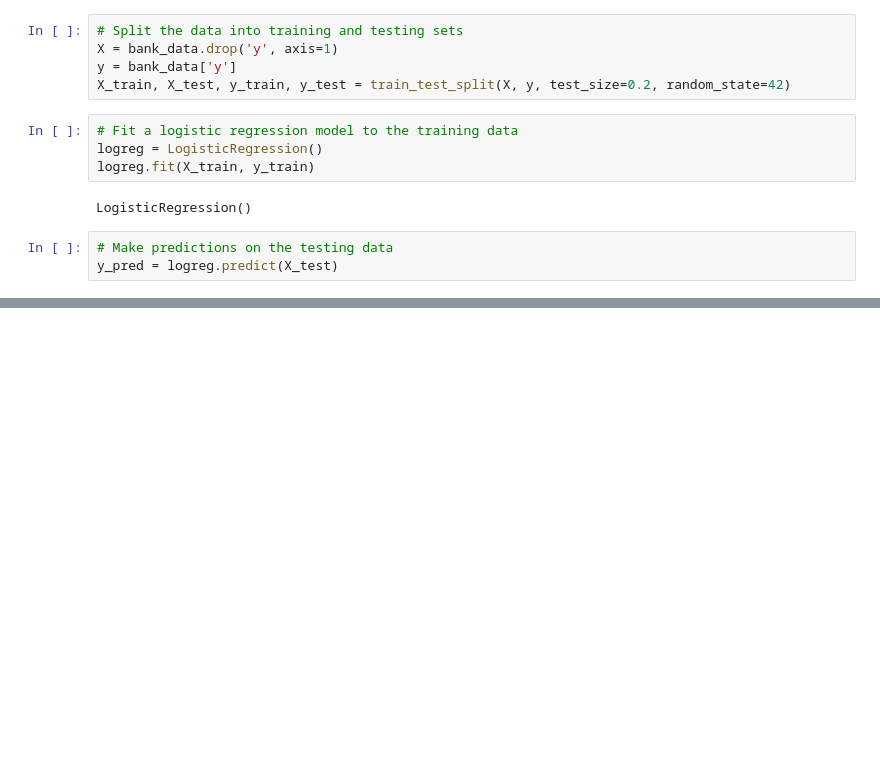
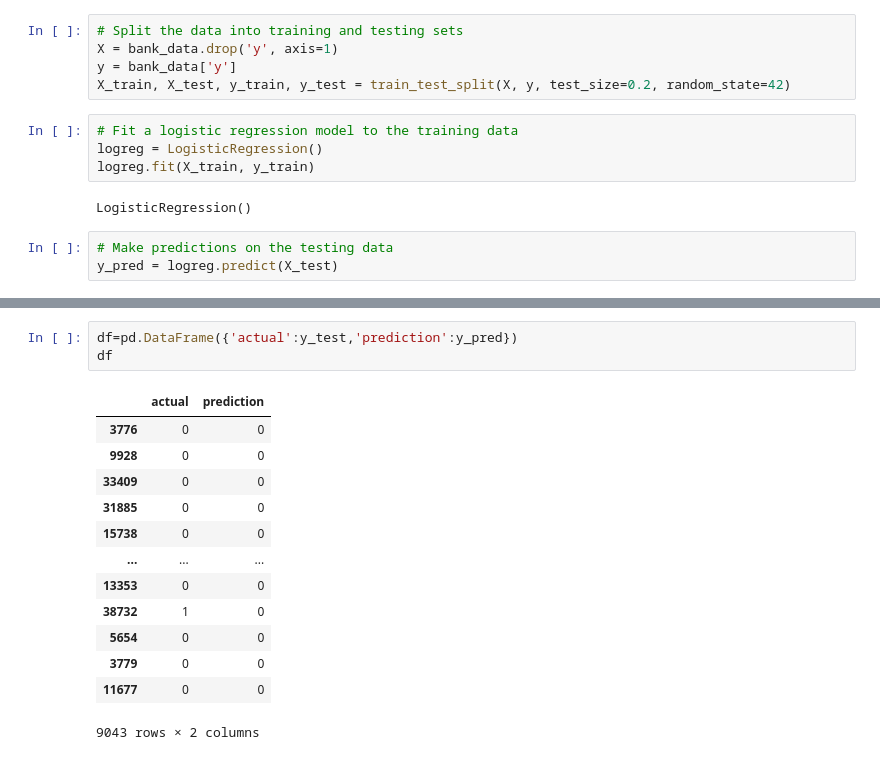
Before and after one commit to satyavani18/excelrassignments, a Jupyter notebook: Logistic Regression/Logistic Regression.ipynb, the cells around one changed output, grey strips where cells are left out. Saved outputs shown, nothing was run; the diff lists cells and outputs as text; blank space fills up the shorter version.

```diff
--- a/Logistic Regression/Logistic Regression.ipynb
+++ b/Logistic Regression/Logistic Regression.ipynb
@@ -131,0 +156,17 @@ Confusion matrix:
+# %%
+df=pd.DataFrame({'actual':y_test,'prediction':y_pred})
+df
+# %% [output]
+|  | actual | prediction |
+| 3776 | 0 | 0 |
+| 9928 | 0 | 0 |
+| 33409 | 0 | 0 |
+| 31885 | 0 | 0 |
+| 15738 | 0 | 0 |
+| ... | ... | ... |
+| 13353 | 0 | 0 |
+| 38732 | 1 | 0 |
+| 5654 | 0 | 0 |
+| 3779 | 0 | 0 |
+| 11677 | 0 | 0 |
+9043 rows × 2 columns
```
Also changed, not shown: parts of 7 cells of this notebook.
